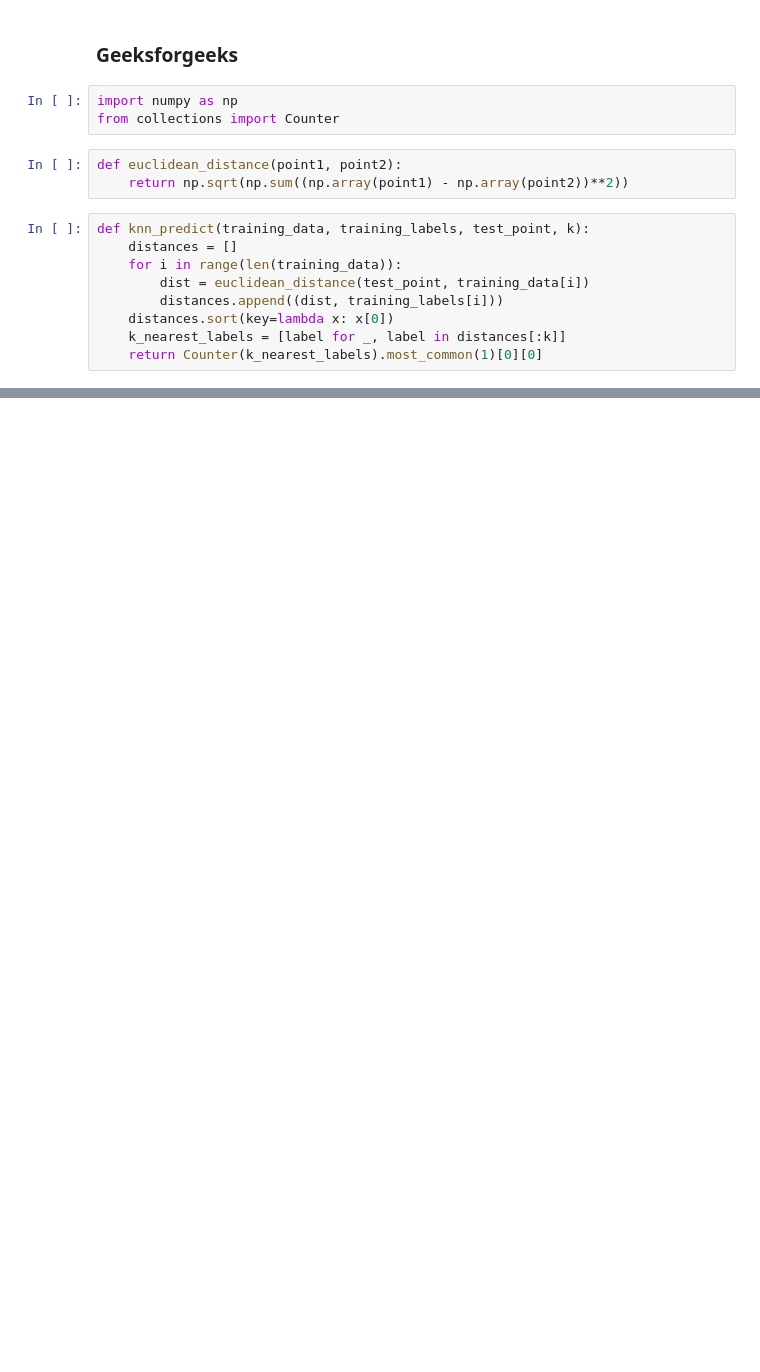
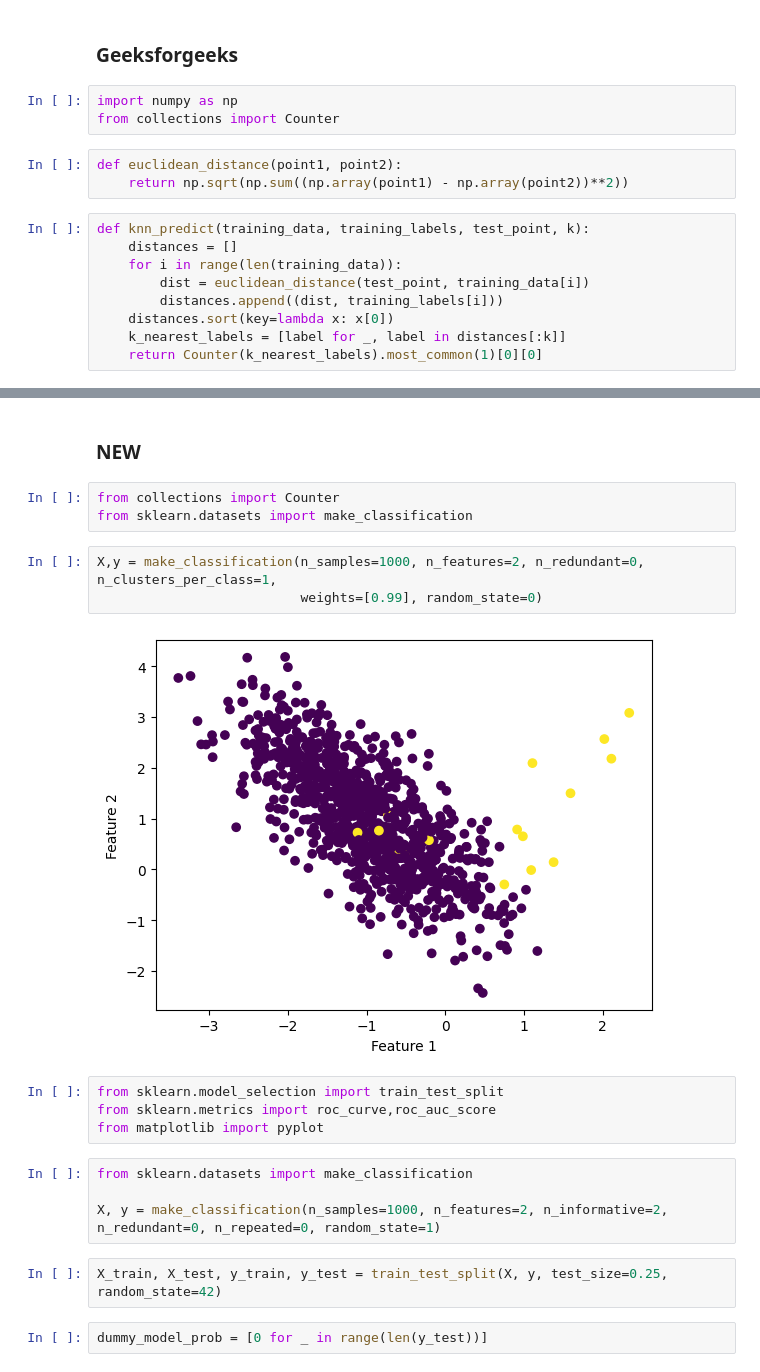
Before and after one commit to thethien8a/Machine-Learning-Project, a Jupyter notebook: KNN/study.ipynb, the cells around one changed output, grey strips where cells are left out. Cells and saved outputs as stored; diff of their text form; blank space fills up the shorter version.

```diff
--- a/KNN/study.ipynb
+++ b/KNN/study.ipynb
@@ -79,0 +73,22 @@ Counter([1,2,3,4,5,1,1,2,1,3]).most_common(1)[0][0]
+# %% [markdown]
+### NEW
+# %%
+from collections import Counter
+from sklearn.datasets import make_classification
+# %%
+X,y = make_classification(n_samples=1000, n_features=2, n_redundant=0, n_clusters_per_class=1,
+                          weights=[0.99], random_state=0)
+# %% [output]
+[figure, added]
+# %%
+from sklearn.model_selection import train_test_split
+from sklearn.metrics import roc_curve,roc_auc_score
+from matplotlib import pyplot
+# %%
+from sklearn.datasets import make_classification
+
+X, y = make_classification(n_samples=1000, n_features=2, n_informative=2, n_redundant=0, n_repeated=0, random_state=1)
+# %%
+X_train, X_test, y_train, y_test = train_test_split(X, y, test_size=0.25, random_state=42)
+# %%
+dummy_model_prob = [0 for _ in range(len(y_test))]
```
Also changed, not shown: parts of 5 cells of this notebook, 6 other files.
